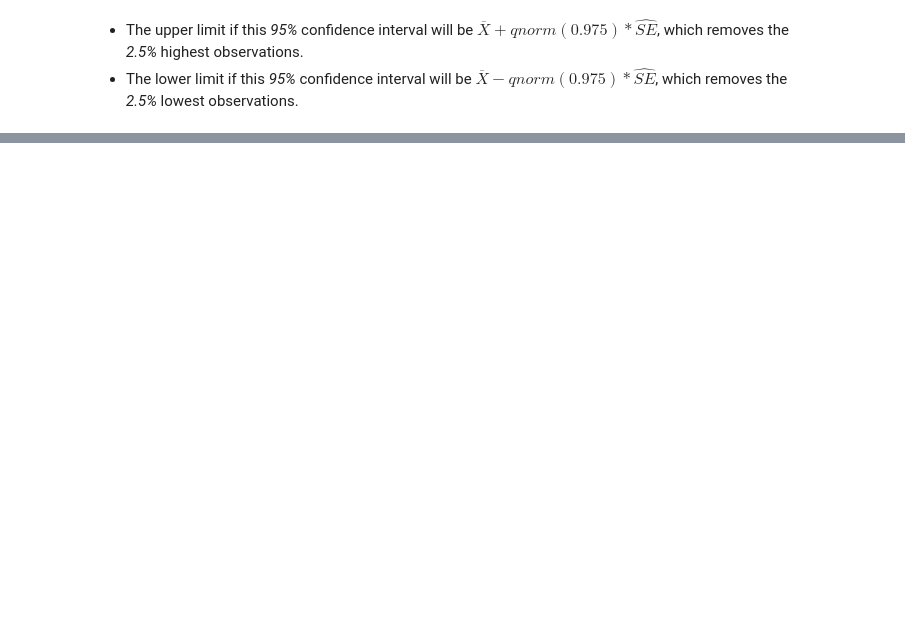
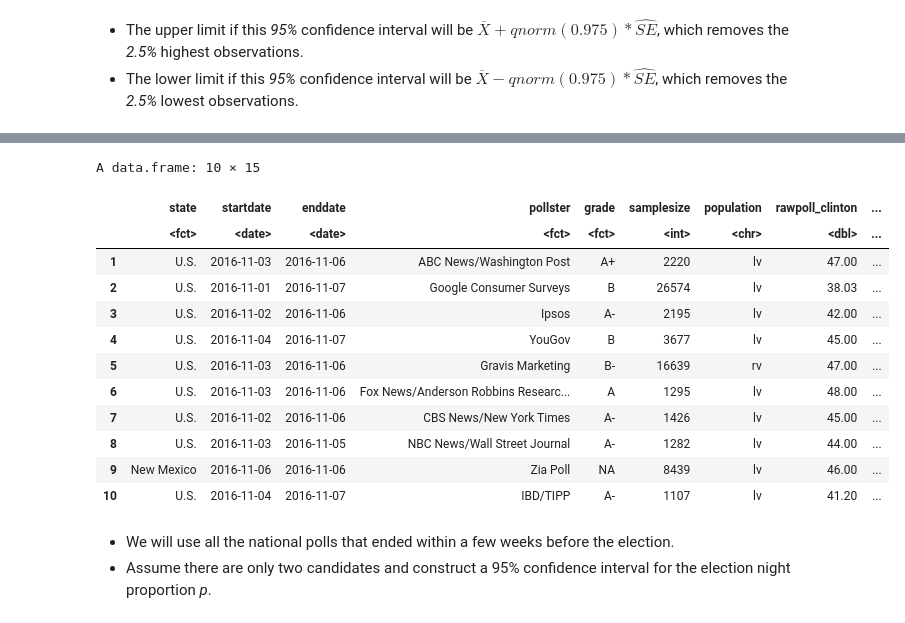
Before and after one commit to benitojpc/data-science-infering-modeling, a Jupyter notebook: Inference-Modeling.ipynb, the cells around one changed output, grey strips where cells are left out. Saved outputs shown, nothing was run; the diff lists cells and outputs as text; code cells hidden in the pictures; blank space fills up the shorter version.

```diff
--- a/Inference-Modeling.ipynb
+++ b/Inference-Modeling.ipynb
@@ -1101,0 +1264,20 @@ A common source of confusion is why *qnorm(0.975)* is used rather than *qnorm(0.
+# %%
+data( "polls_us_election_2016" )
+View( polls_us_election_2016[1:10, ] )          # show 10 first rows
+# %% [output]
+A data.frame: 10 × 15
+|  | state | startdate | enddate | pollster | grade | samplesize | population | rawpoll_clinton | ... |
+|  | <fct> | <date> | <date> | <fct> | <fct> | <int> | <chr> | <dbl> | ... |
+| 1 | U.S. | 2016-11-03 | 2016-11-06 | ABC News/Washington Post | A+ | 2220 | lv | 47.00 | ... |
+| 2 | U.S. | 2016-11-01 | 2016-11-07 | Google Consumer Surveys | B | 26574 | lv | 38.03 | ... |
+| 3 | U.S. | 2016-11-02 | 2016-11-06 | Ipsos | A- | 2195 | lv | 42.00 | ... |
+| 4 | U.S. | 2016-11-04 | 2016-11-07 | YouGov | B | 3677 | lv | 45.00 | ... |
+| 5 | U.S. | 2016-11-03 | 2016-11-06 | Gravis Marketing | B- | 16639 | rv | 47.00 | ... |
+| 6 | U.S. | 2016-11-03 | 2016-11-06 | Fox News/Anderson Robbins Researc... | A | 1295 | lv | 48.00 | ... |
+| 7 | U.S. | 2016-11-02 | 2016-11-06 | CBS News/New York Times | A- | 1426 | lv | 45.00 | ... |
+| 8 | U.S. | 2016-11-03 | 2016-11-05 | NBC News/Wall Street Journal | A- | 1282 | lv | 44.00 | ... |
+| 9 | New Mexico | 2016-11-06 | 2016-11-06 | Zia Poll | NA | 8439 | lv | 46.00 | ... |
+| 10 | U.S. | 2016-11-04 | 2016-11-07 | IBD/TIPP | A- | 1107 | lv | 41.20 | ... |
+# %% [markdown]
+* We will use all the national polls that ended within a few weeks before the election.
+* Assume there are only two candidates and construct a 95\% confidence interval for the election night proportion *p*.
```
Also changed, not shown: parts of 54 cells of this notebook, 2 other files.
